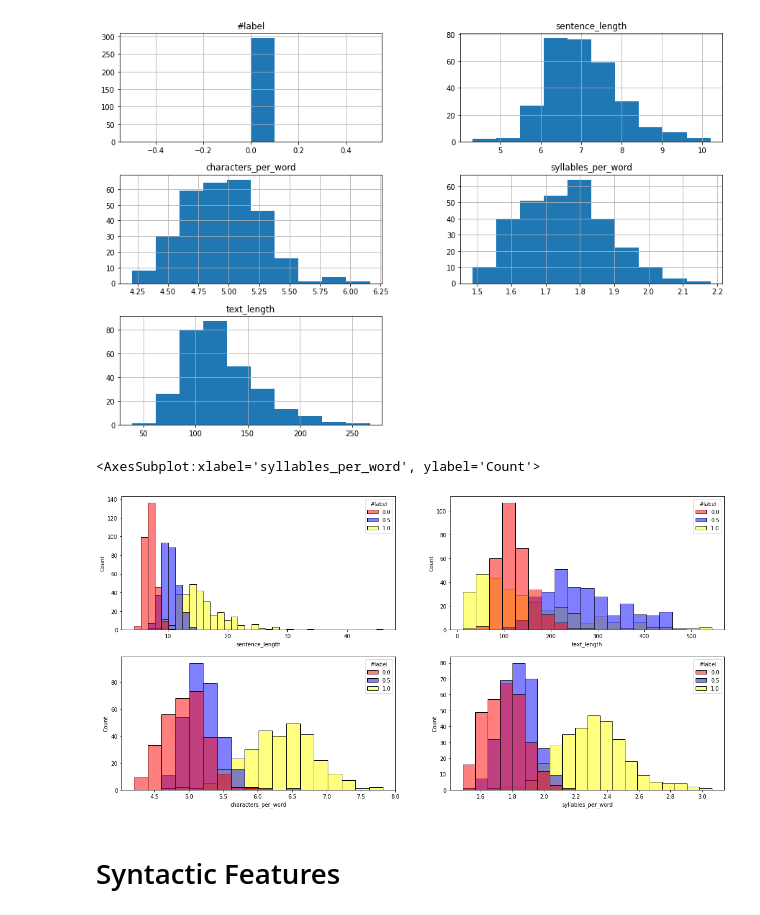
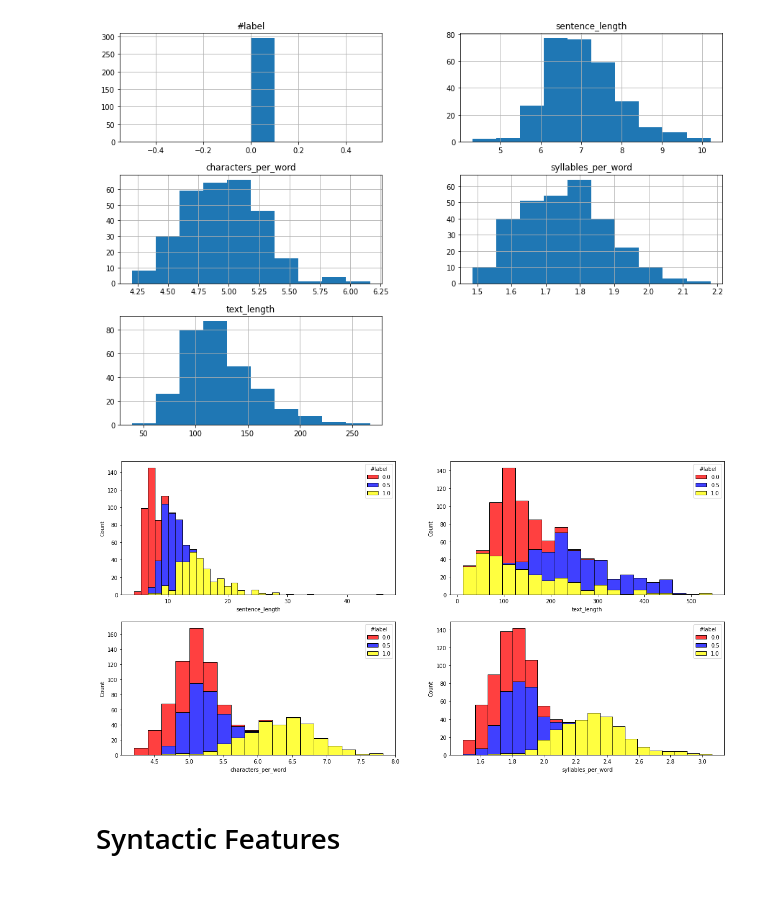
Before and after one commit to DanielAweis/TextComplexityFeatures, a Jupyter notebook: data_analysis/data_analysis_lexica_corpus.ipynb, the cells around one changed output. Saved outputs shown, nothing was run; the diff lists cells and outputs as text; code cells hidden in the pictures.

```diff
--- a/data_analysis/data_analysis_lexica_corpus.ipynb
+++ b/data_analysis/data_analysis_lexica_corpus.ipynb
@@ -82,13 +82,13 @@ array([[<AxesSubplot:title={'center':'#label'}>,
 [figure]
 # %%
 fig, axes = plt.subplots(nrows=2, ncols = 2, figsize=(20, 10))
-sns.histplot(ax=axes[0, 0], data=baseline_df, x="sentence_length", hue="#label", palette=["red", "blue", "yellow"])
-sns.histplot(ax=axes[0, 1], data=baseline_df, x="text_length", hue="#label", palette=["red", "blue", "yellow"])
-sns.histplot(ax=axes[1, 0], data=baseline_df, x="characters_per_word", hue="#label", palette=["red", "blue", "yellow"])
-sns.histplot(ax=axes[1, 1], data=baseline_df, x="syllables_per_word", hue="#label", palette=["red", "blue", "yellow"])
+sns.histplot(ax=axes[0, 0], data=baseline_df, x="sentence_length", hue="#label", palette=["red", "blue", "yellow"], multiple="stack")
+sns.histplot(ax=axes[0, 1], data=baseline_df, x="text_length", hue="#label", palette=["red", "blue", "yellow"], multiple="stack")
+sns.histplot(ax=axes[1, 0], data=baseline_df, x="characters_per_word", hue="#label", palette=["red", "blue", "yellow"], multiple="stack")
+sns.histplot(ax=axes[1, 1], data=baseline_df, x="syllables_per_word", hue="#label", palette=["red", "blue", "yellow"], multiple="stack")
+plt.savefig("baseline.svg")
 # %% [output]
-<AxesSubplot:xlabel='syllables_per_word', ylabel='Count'>
-[figure, old version]
+[figure, new version]
 # %% [markdown]
 # Syntactic Features
 # %%
```
Also changed, not shown: parts of 7 cells of this notebook, 10 other files.
